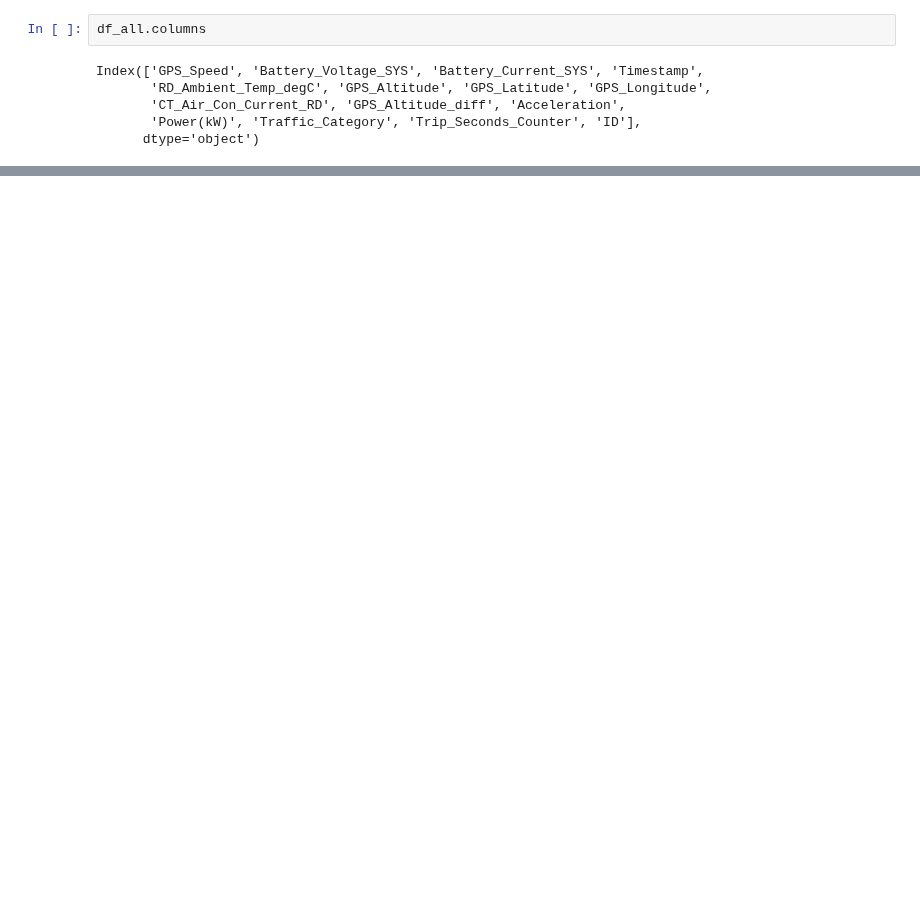
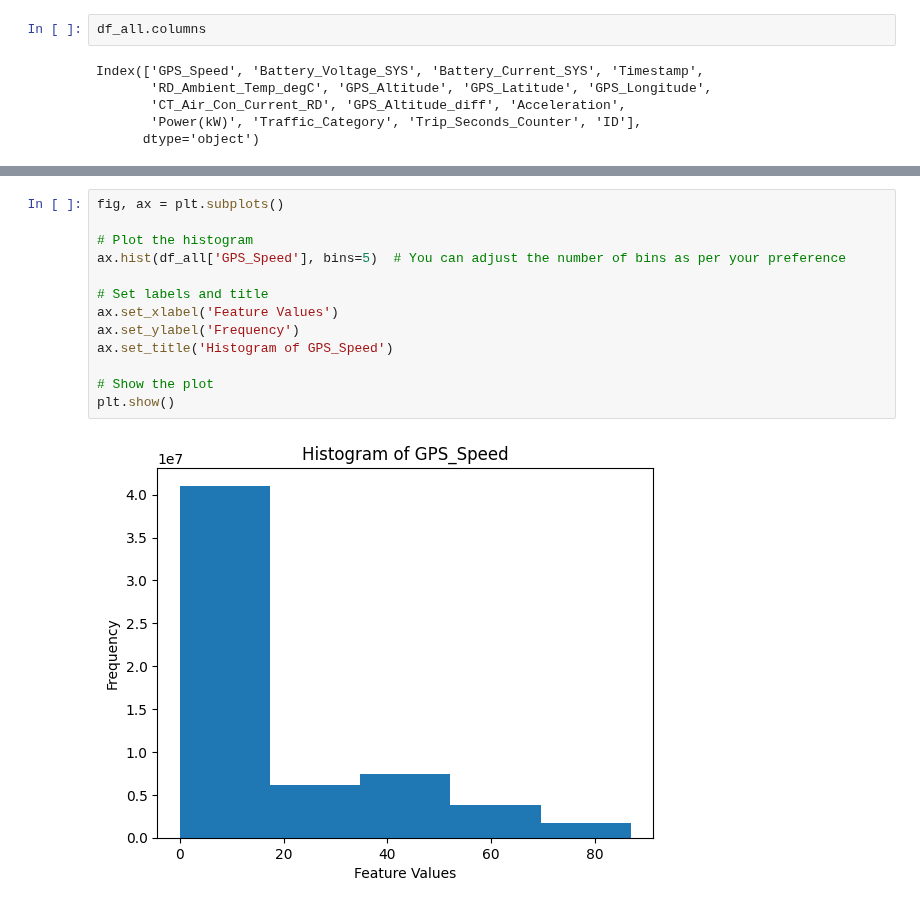
Before and after one commit to ydelipinar/Data_Based_Vehicle_Energy_Consumption_Modeling, a Jupyter notebook: ENS491_492-Data Processing.ipynb, the cells around one changed output, grey strips where cells are left out. Saved outputs shown, nothing was run; the diff lists cells and outputs as text; blank space fills up the shorter version.

```diff
--- a/ENS491_492-Data Processing.ipynb
+++ b/ENS491_492-Data Processing.ipynb
@@ -677,0 +664,15 @@ sns.FacetGrid(df_all, height=6, aspect=2) \
+# %%
+fig, ax = plt.subplots()
+
+# Plot the histogram
+ax.hist(df_all['GPS_Speed'], bins=5)  # You can adjust the number of bins as per your preference
+
+# Set labels and title
+ax.set_xlabel('Feature Values')
+ax.set_ylabel('Frequency')
+ax.set_title('Histogram of GPS_Speed')
+
+# Show the plot
+plt.show()
+# %% [output]
+[figure, added]
```
Also changed, not shown: parts of 5 cells of this notebook.
